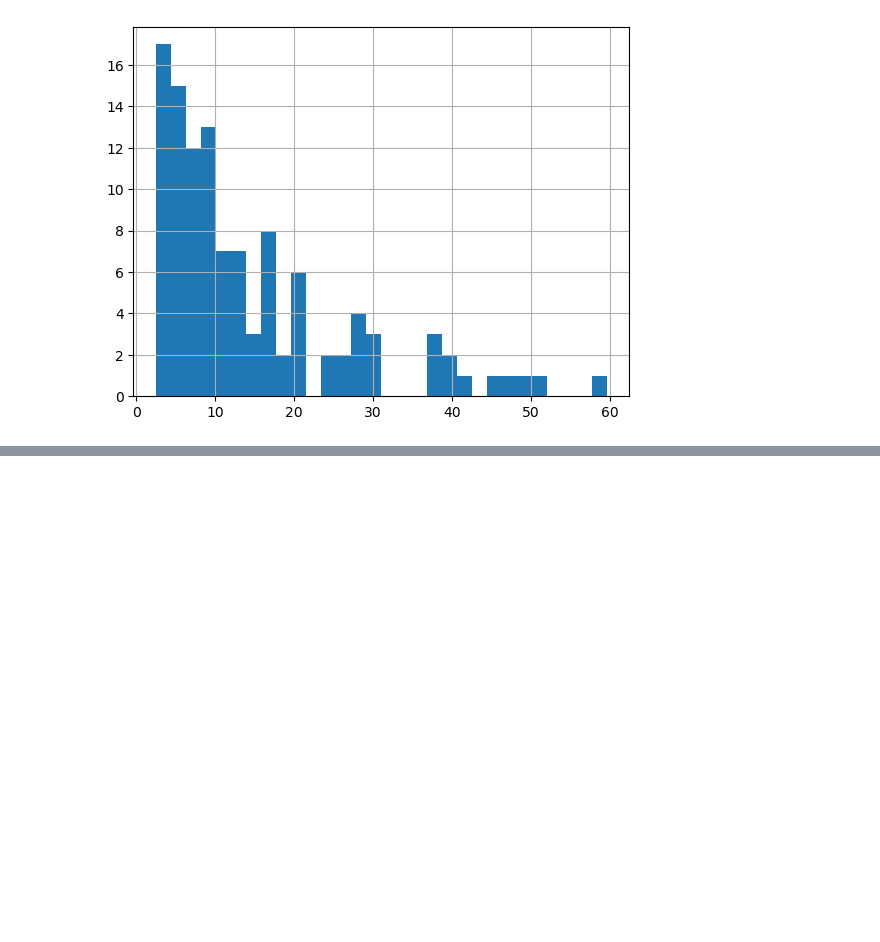
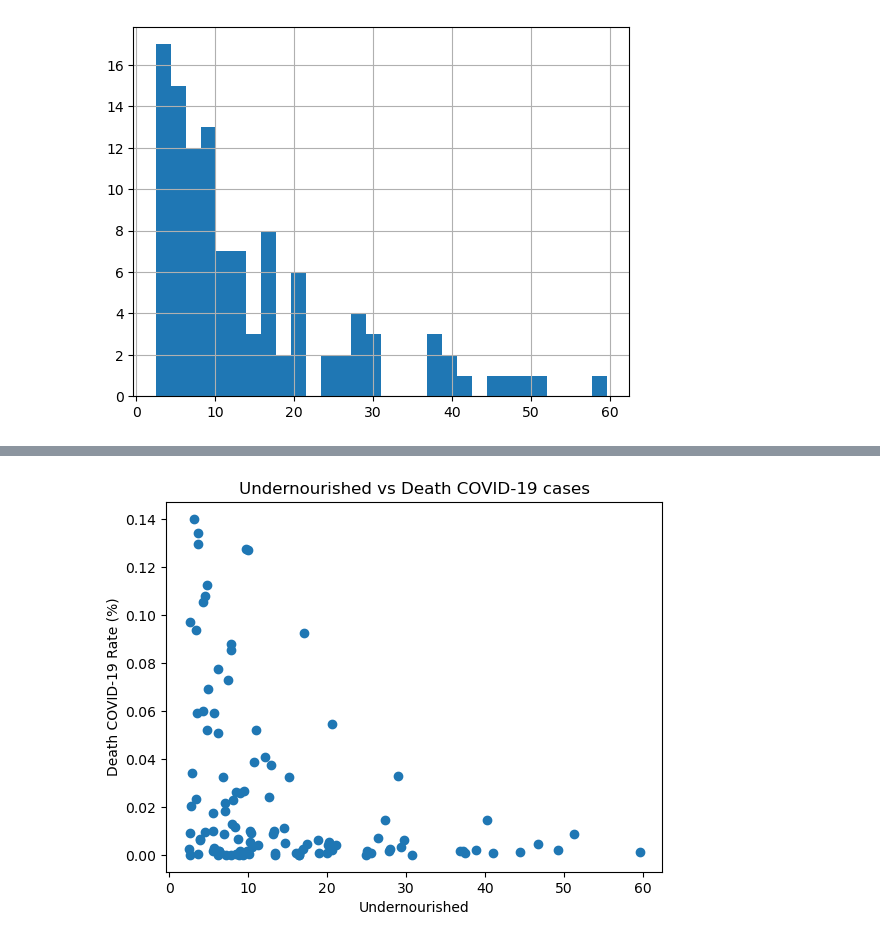
Before and after one commit to Knowmad211/UCB_Project_1, a Jupyter notebook: Anthony_EDA.ipynb, the cells around one changed output, grey strips where cells are left out. Drawn from its saved outputs; the diff is of its cells as text; code cells hidden in the pictures; blank space fills up the shorter version.

```diff
--- a/Anthony_EDA.ipynb
+++ b/Anthony_EDA.ipynb
@@ -176,0 +229,14 @@ df["Undernourished"].hist(bins=30)
+# %%
+x_values = df['Undernourished']
+y_values = calorie_data['Deaths']
+plt.scatter(x_values, y_values)
+plt.title("Undernourished vs Death COVID-19 cases")
+plt.xlabel("Undernourished")
+plt.ylabel("Death COVID-19 Rate (%)")
+
+##Add global average values to plot
+
+
+plt.show()
+# %% [output]
+[figure, added]
```
Also changed, not shown: parts of 5 cells of this notebook.
